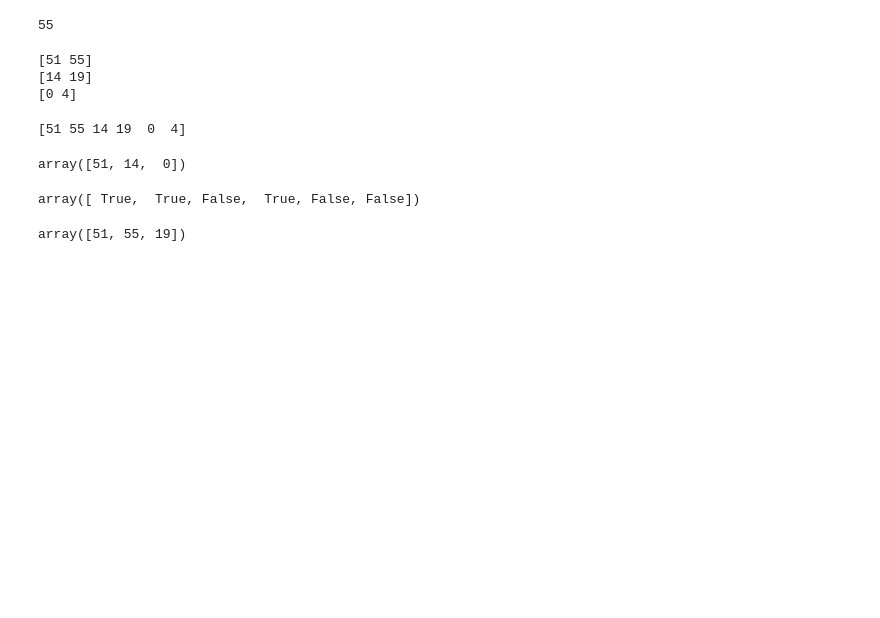
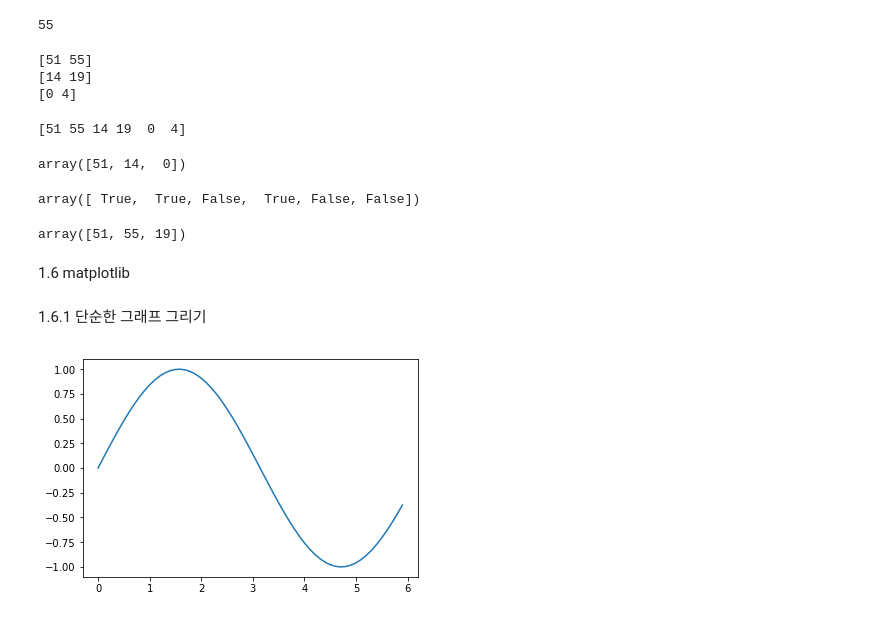
Before and after one commit to HongSoyeon/Deep-Learning-from-Scratch, a Jupyter notebook: Chapter1_헬로파이썬.ipynb, the cells around one changed output. Cells and saved outputs as stored; diff of their text form; code cells hidden in the pictures; blank space fills up the shorter version.

```diff
--- a/Chapter1_헬로파이썬.ipynb
+++ b/Chapter1_헬로파이썬.ipynb
@@ -339,3 +339,20 @@ array([ True,  True, False,  True, False, False])
 X[X>15]
 # %% [output]
 array([51, 55, 19])
+# %% [markdown]
+1.6 matplotlib
+# %% [markdown]
+1.6.1 단순한 그래프 그리기
+# %%
+import numpy as np
+import matplotlib.pyplot as plt
+
+# 데이터 준비
+x = np.arange(0, 6, 0.1) # 0에서 6까지 0.1 간격으로 ㅐㅇ성
+y = np.sin(x)
+
+# 그래프 그리기
+plt.plot(x, y)
+plt.show()
+# %% [output]
+[figure, added]
```
Also changed, not shown: parts of 4 cells of this notebook, 1 other file.
